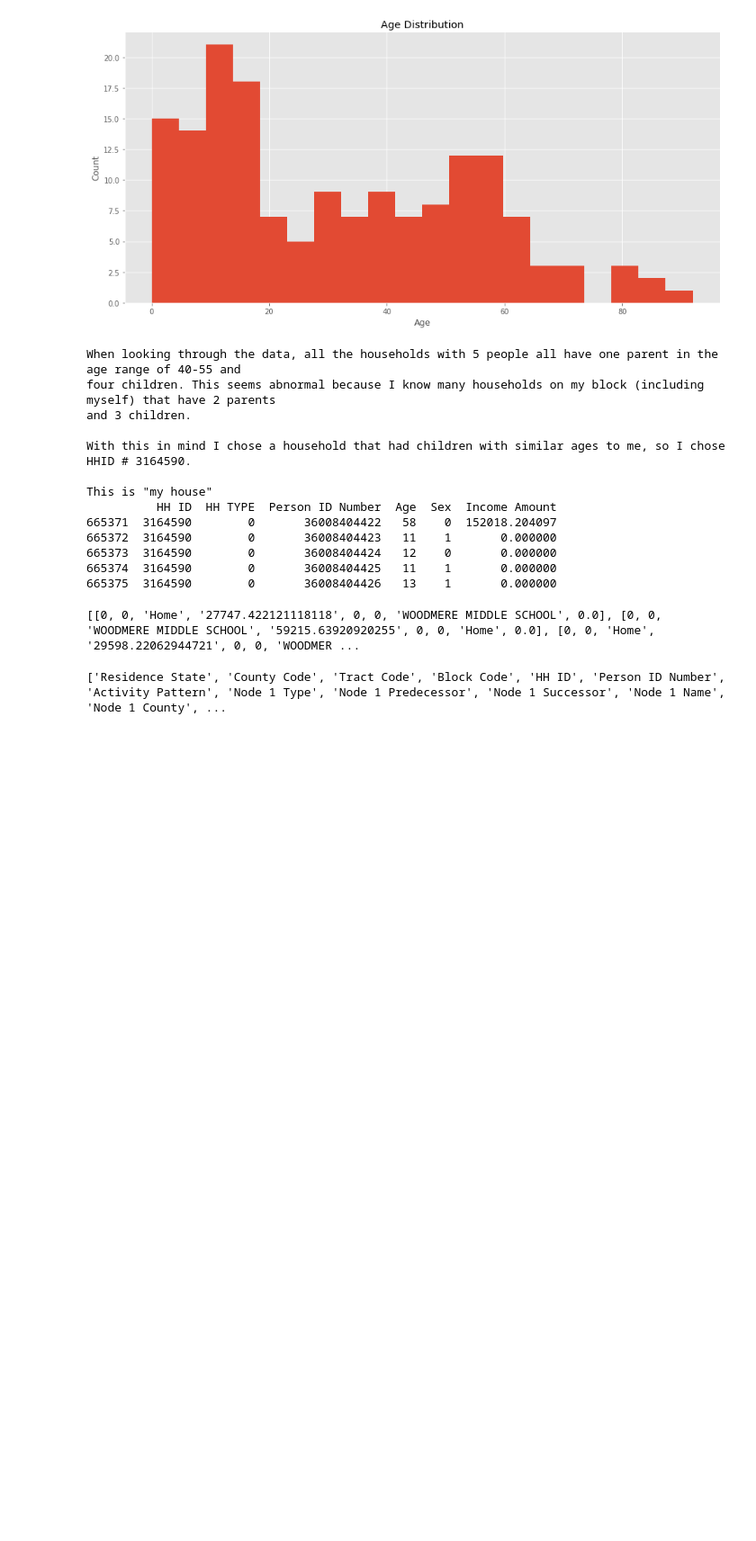
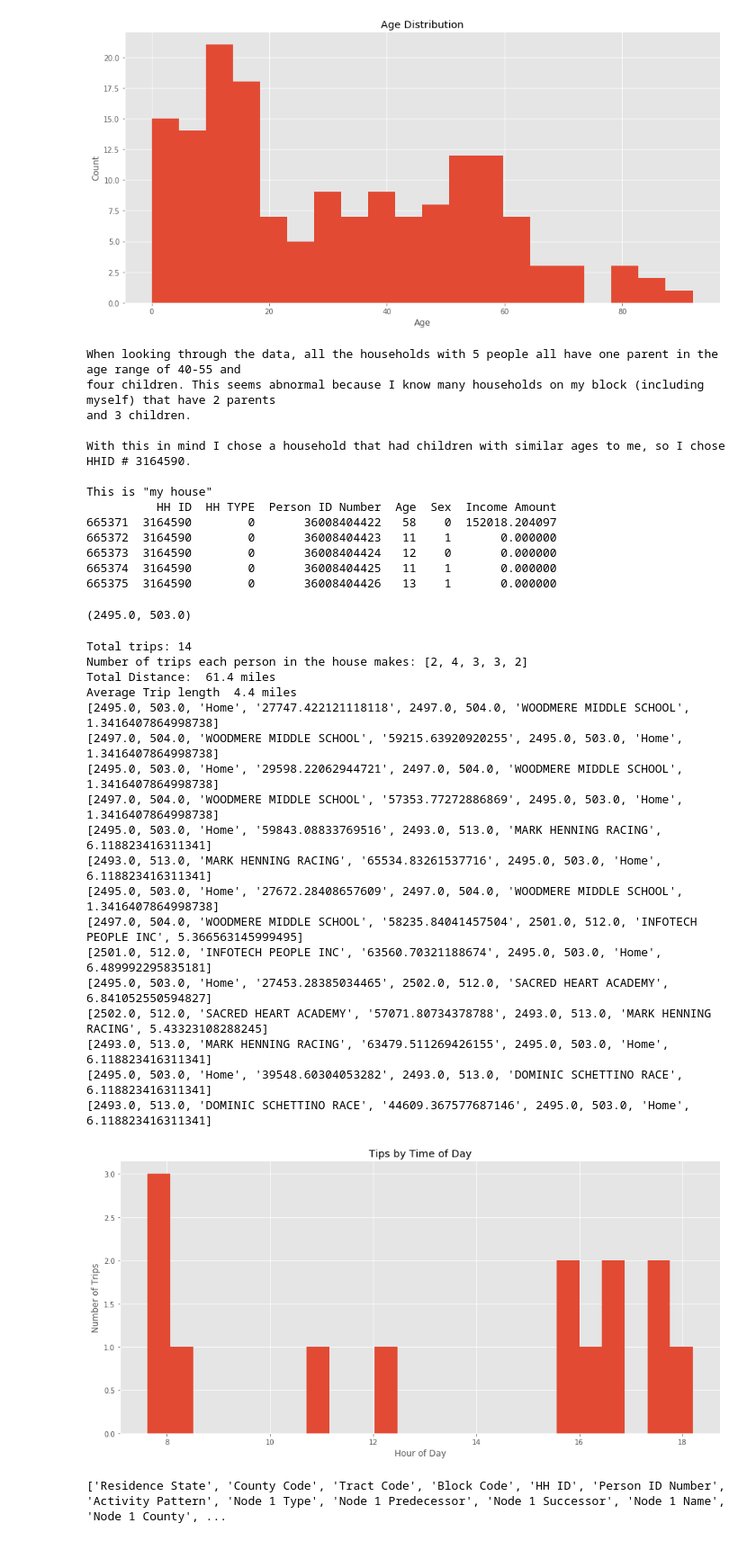
Before and after one commit to michaelweissman/ORF_467_HW7, a Jupyter notebook: ORF_467_HW7.ipynb, the cells around one changed output. Shown at 90% size. Cells and saved outputs as stored; diff of their text form; code cells hidden in the pictures; blank space fills up the shorter version.

```diff
--- a/ORF_467_HW7.ipynb
+++ b/ORF_467_HW7.ipynb
@@ -106,34 +146,79 @@ This is "my house"
 665373  3164590        0       36008404424   12    0       0.000000
 665374  3164590        0       36008404425   11    1       0.000000
 665375  3164590        0       36008404426   13    1       0.000000
-# %%
-import math
-def pixelate(latitude, longitude):
-    xPixel =
-    return xPixel, yPixel
+# %%
+import math
+def pixelate(latitude, longitude):
+    xPixel = math.floor(138.348*(longitude + 97.5) * math.cos(math.radians(latitude)))
+    yPixel = math.floor(138.348*(latitude-37.0))
+    return xPixel, yPixel
+print(pixelate(40.639091, -73.725510))
+# %% [output]
+(2495.0, 503.0)
 # %%
-# Find that HHID in the other file:
-
 l = []
+trip_per_person = []
+for i in range(len(my_house)):
+    trip_per_person.append(0)
+total_distance = 0
 my_house_trip = df3.loc[df3["HH ID"] == 3164590]
+q = 0
 for index, row in my_house_trip.iterrows():
     for j in range(1,7):
         s = "Node "+ str(j+1)+" Name"
         if not (pd.isnull(row[s])):
+            trip_per_person[q] += 1
             # {oXpixel,  oYpixel,  oName,  oTime,  dXpixel,  dYpixel,  dName,  1,2xPixel2PixelCartesianDistanceInMiles}
             # get info and send to diff file(put in array)
-            oXpixel = 0 # need calc this
-            oYpixel = 0 # need calc this
+            p = pixelate(row["Node "+ str(j)+" Lat"], row["Node "+ str(j)+" Lon"])
+            p1 = pixelate(row["Node "+ str(j+1)+" Lat"], row["Node "+ str(j+1)+" Lon"])
+            oXpixel = p[0]
+            oYpixel = p[1]
             oName = row["Node "+ str(j)+" Name"]
             oTime = row["Node "+ str(j)+" Departure Time"]
-            dXpixel = 0 # need to calc this
-            dYpixel = 0 # need to calc this
+            dXpixel = p1[0]
+            dYpixel = p1[1]
             dName = row["Node "+ str(j+1)+" Name"]
-            pixelDistance = math.sqrt((oXpixel - dXpixel)^2 + (oYpixel - dYpixel)^2)
+            pixelDistance = 1.2*((math.sqrt((oXpixel - dXpixel)**2 + (oYpixel - dYpixel)**2))*.5)
+            total_distance += pixelDistance
             l.append([oXpixel,  oYpixel,  oName,  oTime,  dXpixel,  dYpixel,  dName, pixelDistance])
-print(l)
+    q += 1
+print "Total trips:", len(l)
+print "Number of trips each person in the house makes:", trip_per_person
+print "Total Distance: ", round(total_distance, 1), "miles"
+avg = total_distance / len(l)
+print "Average Trip length ", round(avg,1), "miles"
+
+z = (np.squeeze(l)[:,3])
+b = []
+for i in z:
+    b.append(float(i)/(60*60))
+fig, ax = plt.subplots(figsize=(15,7))
+plt.hist(b, bins=24)
+plt.xlabel('Hour of Day')
+plt.ylabel('Number of Trips')
+plt.title("Tips by Time of Day")
+plt.show()
 # %% [output]
-[[0, 0, 'Home', '27747.422121118118', 0, 0, 'WOODMERE MIDDLE SCHOOL', 0.0], [0, 0, 'WOODMERE MIDDLE SCHOOL', '59215.63920920255', 0, 0, 'Home', 0.0], [0, 0, 'Home', '29598.22062944721', 0, 0, 'WOODMER ...
+Total trips: 14
+Number of trips each person in the house makes: [2, 4, 3, 3, 2]
+Total Distance:  61.4 miles
+Average Trip length  4.4 miles
+[2495.0, 503.0, 'Home', '27747.422121118118', 2497.0, 504.0, 'WOODMERE MIDDLE SCHOOL', 1.3416407864998738]
+[2497.0, 504.0, 'WOODMERE MIDDLE SCHOOL', '59215.63920920255', 2495.0, 503.0, 'Home', 1.3416407864998738]
+[2495.0, 503.0, 'Home', '29598.22062944721', 2497.0, 504.0, 'WOODMERE MIDDLE SCHOOL', 1.3416407864998738]
+[2497.0, 504.0, 'WOODMERE MIDDLE SCHOOL', '57353.77272886869', 2495.0, 503.0, 'Home', 1.3416407864998738]
+[2495.0, 503.0, 'Home', '59843.08833769516', 2493.0, 513.0, 'MARK HENNING RACING', 6.118823416311341]
+[2493.0, 513.0, 'MARK HENNING RACING', '65534.83261537716', 2495.0, 503.0, 'Home', 6.118823416311341]
+[2495.0, 503.0, 'Home', '27672.28408657609', 2497.0, 504.0, 'WOODMERE MIDDLE SCHOOL', 1.3416407864998738]
+[2497.0, 504.0, 'WOODMERE MIDDLE SCHOOL', '58235.84041457504', 2501.0, 512.0, 'INFOTECH PEOPLE INC', 5.366563145999495]
+[2501.0, 512.0, 'INFOTECH PEOPLE INC', '63560.70321188674', 2495.0, 503.0, 'Home', 6.489992295835181]
+[2495.0, 503.0, 'Home', '27453.28385034465', 2502.0, 512.0, 'SACRED HEART ACADEMY', 6.841052550594827]
+[2502.0, 512.0, 'SACRED HEART ACADEMY', '57071.80734378788', 2493.0, 513.0, 'MARK HENNING RACING', 5.43323108288245]
+[2493.0, 513.0, 'MARK HENNING RACING', '63479.511269426155', 2495.0, 503.0, 'Home', 6.118823416311341]
+[2495.0, 503.0, 'Home', '39548.60304053282', 2493.0, 513.0, 'DOMINIC SCHETTINO RACE', 6.118823416311341]
+[2493.0, 513.0, 'DOMINIC SCHETTINO RACE', '44609.367577687146', 2495.0, 503.0, 'Home', 6.118823416311341]
+[figure, added]
 # %%
 print(list(df3))
 # %% [output]
```
Also changed, not shown: parts of 11 cells of this notebook.
